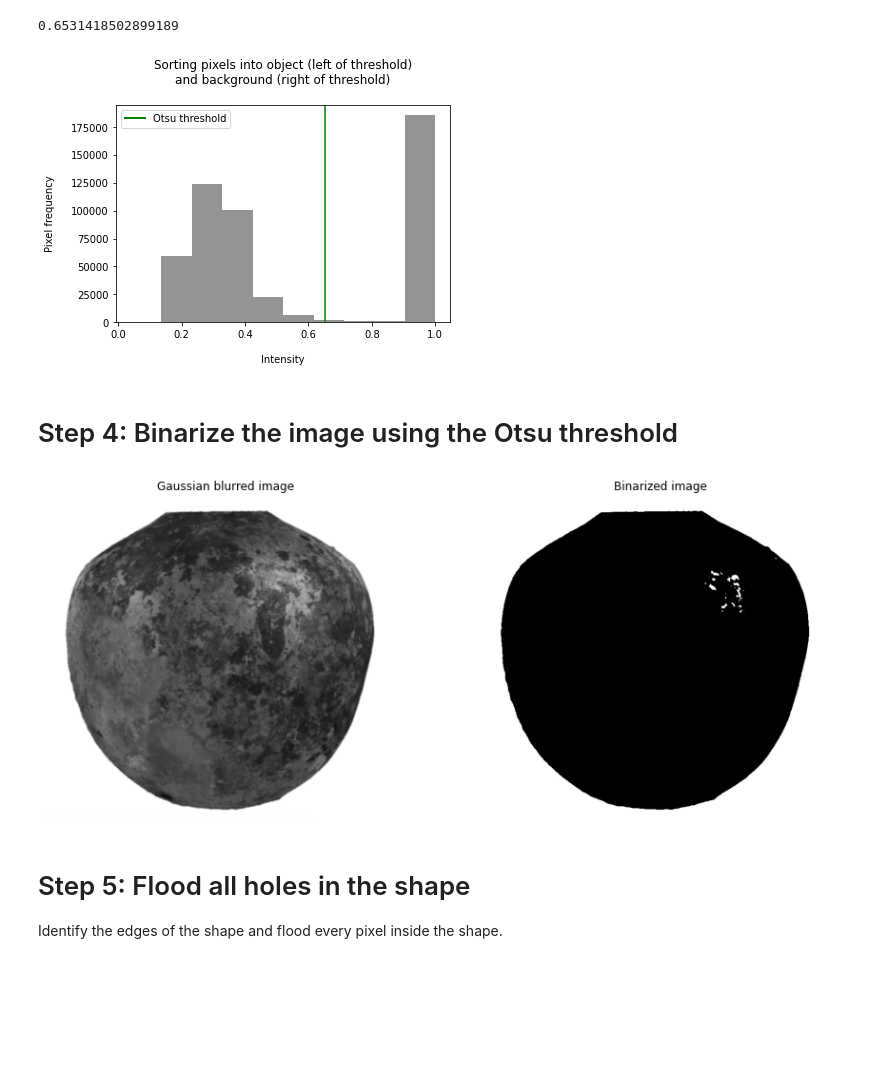
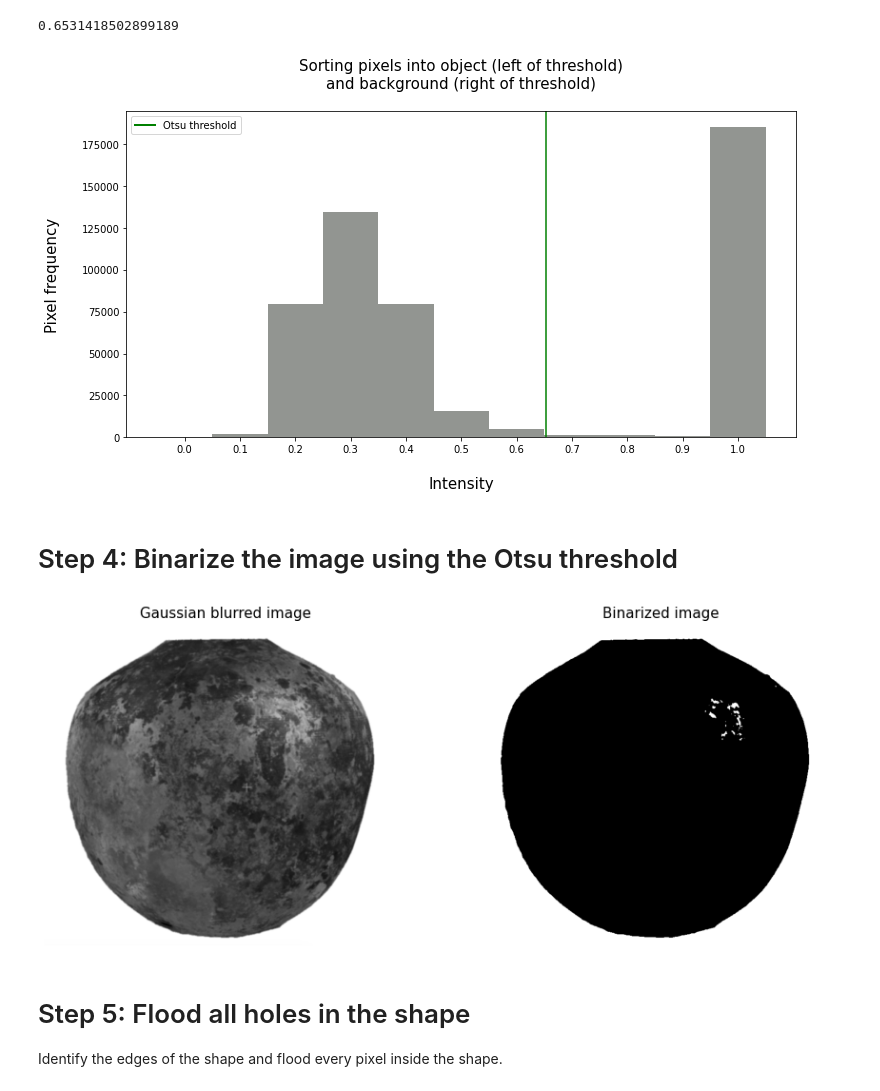
Before and after one commit to jennyvo2020/amphora, a Jupyter notebook: yassiada2/circularity/circularity_demo.ipynb, the cells around one changed output. Cells and saved outputs as stored; diff of their text form; code cells hidden in the pictures; blank space fills up the shorter version.

Commit message:
update vis: plot and font sizes

```diff
--- a/yassiada2/circularity/circularity_demo.ipynb
+++ b/yassiada2/circularity/circularity_demo.ipynb
@@ -82,16 +82,18 @@ print(otsu_threshold)
 0.6531418502899189
 # %%
 intensities = list(chain.from_iterable(im_gauss))
-plt.hist(intensities, color='xkcd:gray')
+plt.figure(figsize=(12, 6))
+plt.hist(intensities, color='xkcd:gray', bins=np.arange(-0.05,1.1, 0.1))
 plt.axvline(otsu_threshold, color='g')
 otsu_line = Line2D([0], [0], color='g', linewidth=2, linestyle='-')
 plt.legend([otsu_line], ['Otsu threshold'], loc='upper left')
-plt.xlabel('\nIntensity')
-plt.ylabel('Pixel frequency\n')
-plt.title('Sorting pixels into object (left of threshold)\nand background (right of threshold)\n')
+plt.xlabel('\nIntensity', fontsize=15)
+plt.xticks(np.arange(0, 1.1, 0.1))
+plt.ylabel('Pixel frequency\n', fontsize=15)
+plt.title('Sorting pixels into object (left of threshold)\nand background (right of threshold)\n', fontsize=15)
 plt.show()
 # %% [output]
-[figure, old version]
+[figure, new version]
 # %% [markdown]
 # Step 4: Binarize the image using the Otsu threshold
 # %%
@@ -100,13 +102,13 @@ bin_im = circularity_util.bin_from_gauss_and_thresh(im_gauss, otsu_threshold)
 fig, ax = plt.subplots(1, 2, figsize=(15,10))
 ax[0].imshow(im_gauss, cmap='gray')
 ax[0].axis('off')
-ax[0].set_title('Gaussian blurred image')
+ax[0].set_title('Gaussian blurred image', fontsize=15)
 ax[1].imshow(bin_im, cmap='gray_r')
 ax[1].axis('off')
-ax[1].set_title('Binarized image')
+ax[1].set_title('Binarized image', fontsize=15)
 plt.show()
 # %% [output]
-[figure, old version]
+[figure, new version]
 # %% [markdown]
 # Step 5: Flood all holes in the shape
 
```
Also changed, not shown: parts of 8 cells of this notebook, 1 other file.
